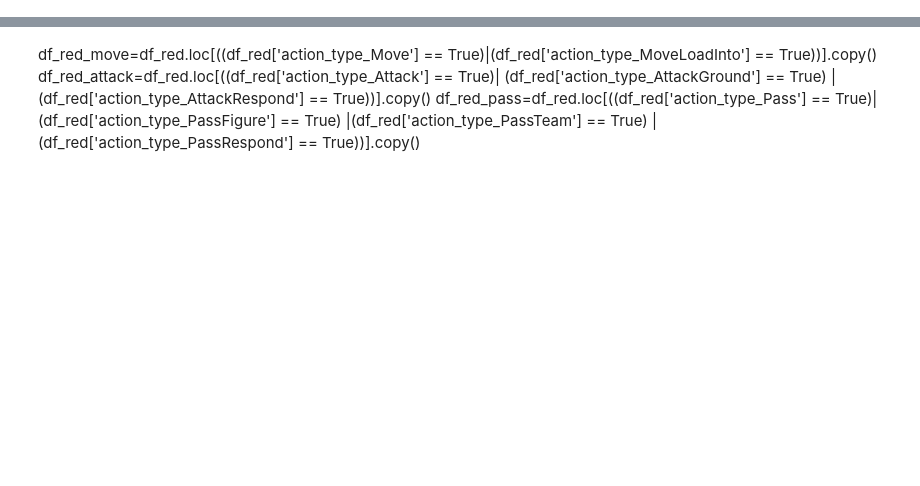
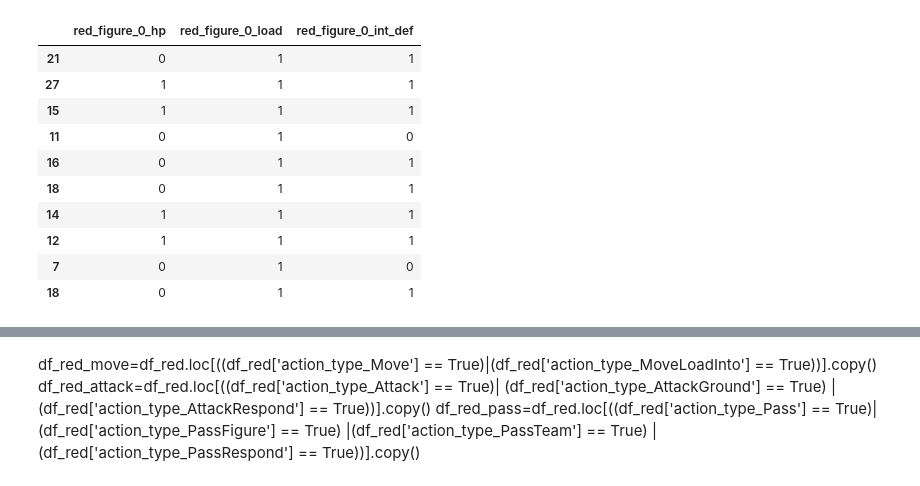
Before and after one commit to IDSIA/NewTechnoWar, a Jupyter notebook: code/notebooks/generatorModels.ipynb, the cells around one changed output, grey strips where cells are left out. Drawn from its saved outputs; the diff is of its cells as text; code cells hidden in the pictures; blank space fills up the shorter version.

```diff
--- a/code/notebooks/generatorModels.ipynb
+++ b/code/notebooks/generatorModels.ipynb
@@ -45,0 +61,14 @@ df.dropna(axis=1, how='all',inplace=True)
+# %%
+df[['red_figure_0_hp','red_figure_0_load','red_figure_0_int_def']].sample(n=10)
+# %% [output]
+|  | red_figure_0_hp | red_figure_0_load | red_figure_0_int_def |
+| 21 | 0 | 1 | 1 |
+| 27 | 1 | 1 | 1 |
+| 15 | 1 | 1 | 1 |
+| 11 | 0 | 1 | 0 |
+| 16 | 0 | 1 | 1 |
+| 18 | 0 | 1 | 1 |
+| 14 | 1 | 1 | 1 |
+| 12 | 1 | 1 | 1 |
+| 7 | 0 | 1 | 0 |
+| 18 | 0 | 1 | 1 |
```
Also changed, not shown: parts of 5 cells of this notebook, 3 other files.
